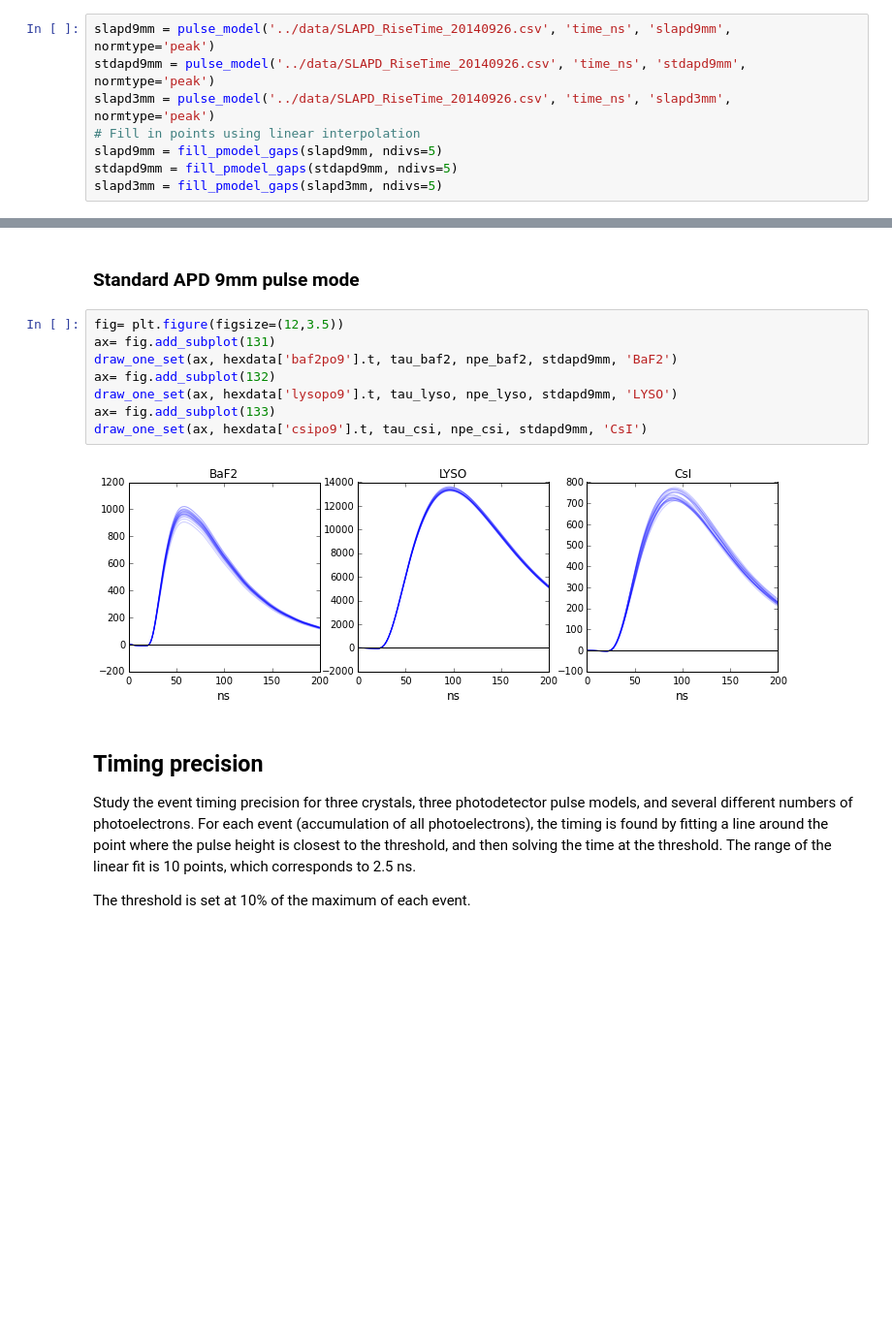
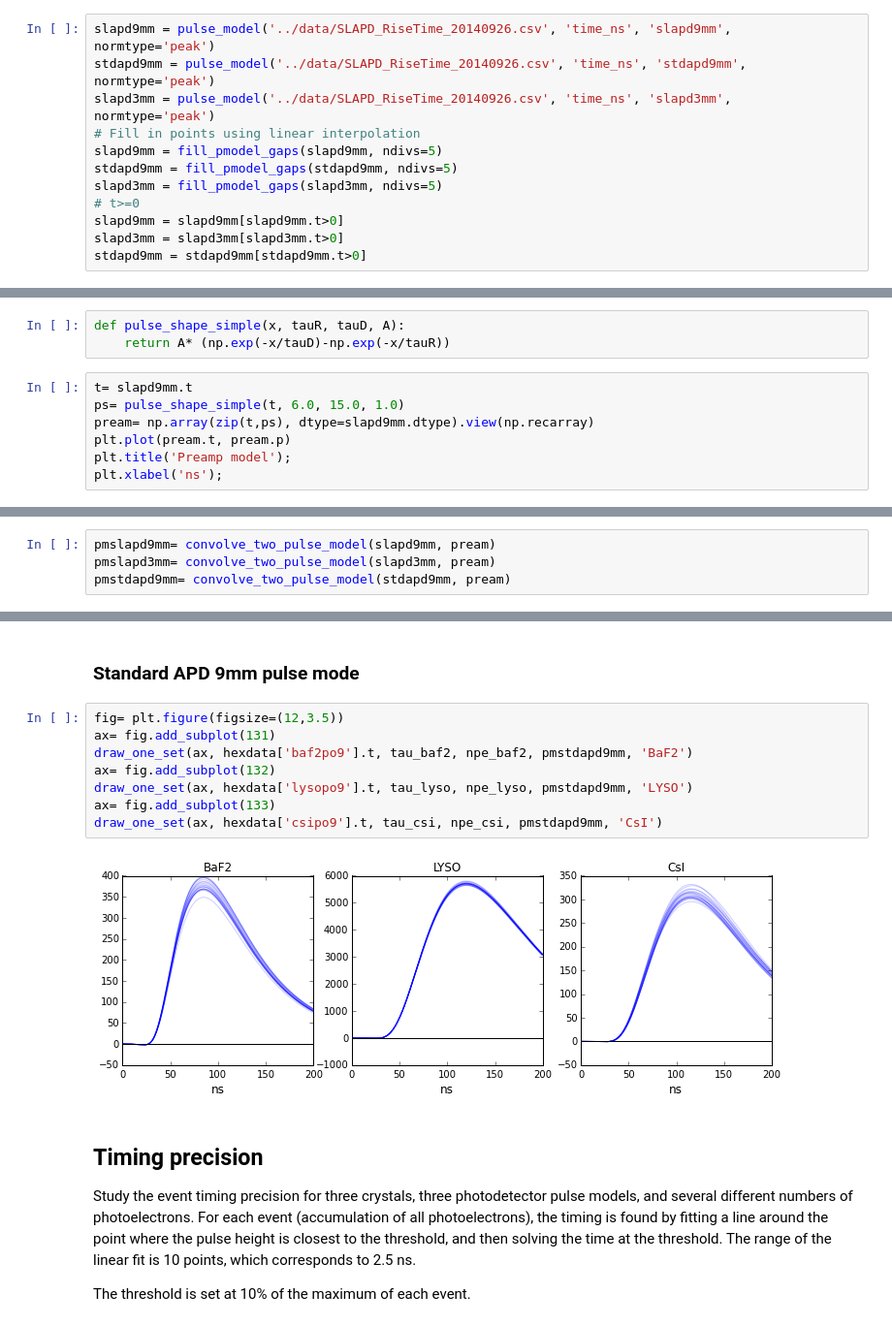
Before and after one commit to gitcheng/rayTraceNotebook, a Jupyter notebook: Scintillation_timing_precision_hex2.ipynb, the cells around one changed output, grey strips where cells are left out. Shown: that part at 97% size. Drawn from its saved outputs; the diff is of its cells as text; blank space fills up the shorter version.

```diff
--- a/Scintillation_timing_precision_hex2.ipynb
+++ b/Scintillation_timing_precision_hex2.ipynb
@@ -112,6 +112,10 @@ slapd3mm = pulse_model('../data/SLAPD_RiseTime_20140926.csv', 'time_ns', 'slapd3
 slapd9mm = fill_pmodel_gaps(slapd9mm, ndivs=5)
 stdapd9mm = fill_pmodel_gaps(stdapd9mm, ndivs=5)
 slapd3mm = fill_pmodel_gaps(slapd3mm, ndivs=5)
+# t>=0
+slapd9mm = slapd9mm[slapd9mm.t>0]
+slapd3mm = slapd3mm[slapd3mm.t>0]
+stdapd9mm = stdapd9mm[stdapd9mm.t>0]
 # %%
 plt.plot(slapd9mm.t, slapd9mm.p, label='SL-APD 9mm');
 plt.plot(slapd9mm.t, stdapd9mm.p, label='STD-APD 9mm');
@@ -127 +130,11 @@ plt.title('APD response time')
 [figure]
+# %%
+def pulse_shape_simple(x, tauR, tauD, A):
+    return A* (np.exp(-x/tauD)-np.exp(-x/tauR))
+# %%
+t= slapd9mm.t
+ps= pulse_shape_simple(t, 6.0, 15.0, 1.0)
+pream= np.array(zip(t,ps), dtype=slapd9mm.dtype).view(np.recarray)
+plt.plot(pream.t, pream.p)
+plt.title('Preamp model');
+plt.xlabel('ns');
@@ -127,0 +143,4 @@ plt.title('APD response time')
+# %%
+pmslapd9mm= convolve_two_pulse_model(slapd9mm, pream)
+pmslapd3mm= convolve_two_pulse_model(slapd3mm, pream)
+pmstdapd9mm= convolve_two_pulse_model(stdapd9mm, pream)
@@ -172,13 +203,13 @@ draw_one_set(ax, hexdata['csipo3'].t, tau_csi, npe_csi, slapd3mm, 'CsI')
 # %%
 fig= plt.figure(figsize=(12,3.5))
 ax= fig.add_subplot(131)
-draw_one_set(ax, hexdata['baf2po9'].t, tau_baf2, npe_baf2, stdapd9mm, 'BaF2')
+draw_one_set(ax, hexdata['baf2po9'].t, tau_baf2, npe_baf2, pmstdapd9mm, 'BaF2')
 ax= fig.add_subplot(132)
-draw_one_set(ax, hexdata['lysopo9'].t, tau_lyso, npe_lyso, stdapd9mm, 'LYSO')
+draw_one_set(ax, hexdata['lysopo9'].t, tau_lyso, npe_lyso, pmstdapd9mm, 'LYSO')
 ax= fig.add_subplot(133)
-draw_one_set(ax, hexdata['csipo9'].t, tau_csi, npe_csi, stdapd9mm, 'CsI')
+draw_one_set(ax, hexdata['csipo9'].t, tau_csi, npe_csi, pmstdapd9mm, 'CsI')
 # %% [output]
-[figure, old version]
+[figure, new version]
 # %% [markdown]
 <h2>Timing precision</h2>
 
```
Also changed, not shown: parts of 7 cells of this notebook, 10 other files.
